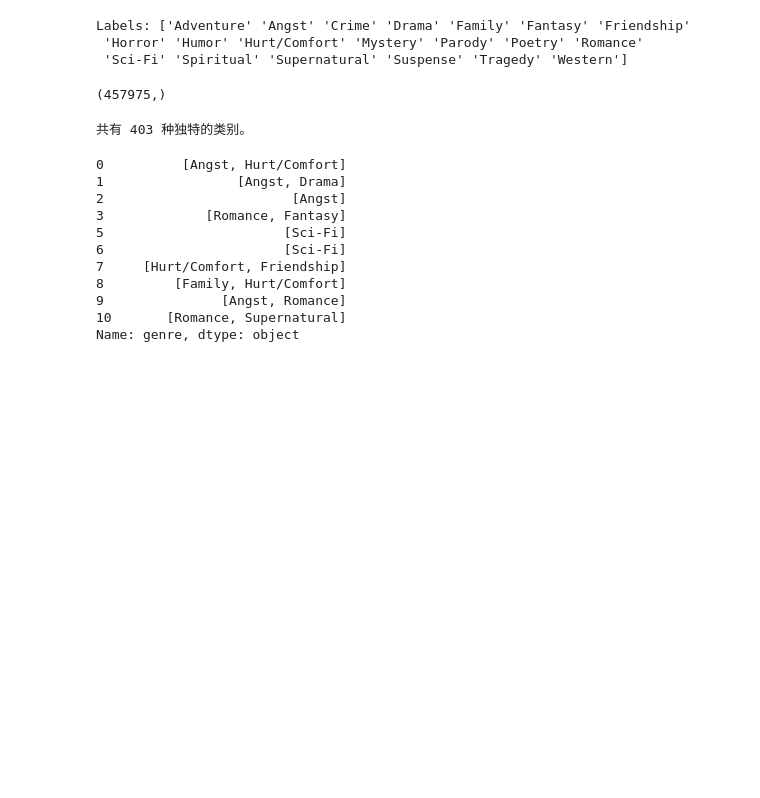
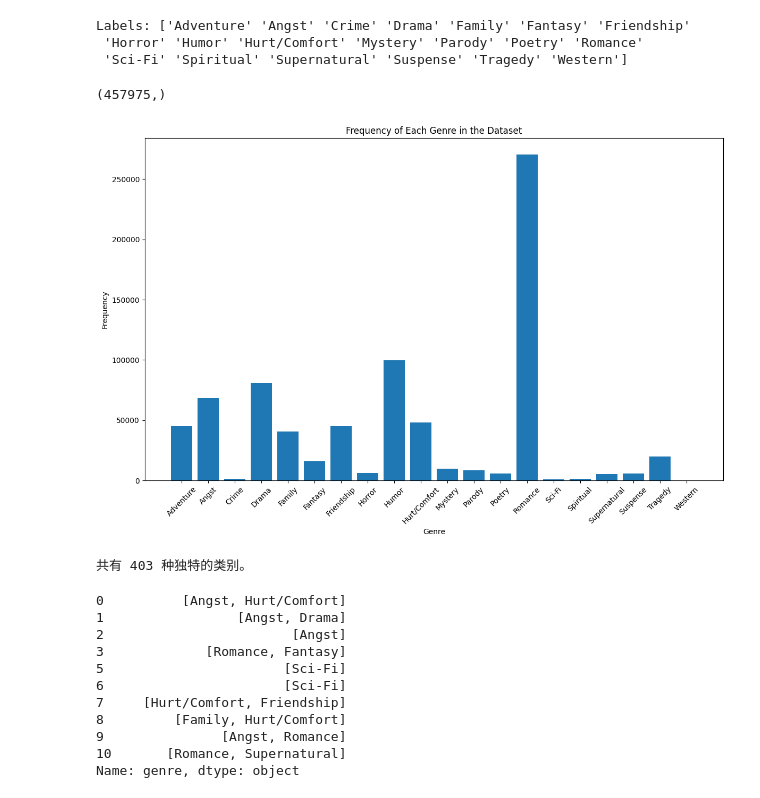
Before and after one commit to yxie4/Master_Thesis, a Jupyter notebook: hp.ipynb, the cells around one changed output. Saved outputs shown, nothing was run; the diff lists cells and outputs as text; code cells hidden in the pictures; blank space fills up the shorter version.

```diff
--- a/hp.ipynb
+++ b/hp.ipynb
@@ -168,6 +168,20 @@ synopsis = df[df['language'] == 'English']['synopsis']
 synopsis.shape
 # %% [output]
 (457975,)
+# %%
+genre_counts = y.sum(axis=0)
+
+# 创建条形图
+plt.figure(figsize=(12, 8))
+plt.bar(mlb.classes_, genre_counts)
+plt.xlabel('Genre')
+plt.ylabel('Frequency')
+plt.title('Frequency of Each Genre in the Dataset')
+plt.xticks(rotation=45)
+plt.tight_layout()
+plt.show()
+# %% [output]
+[figure, added]
 # %%
 unique_genres = set()
 
```
Also changed, not shown: parts of 44 cells of this notebook.
